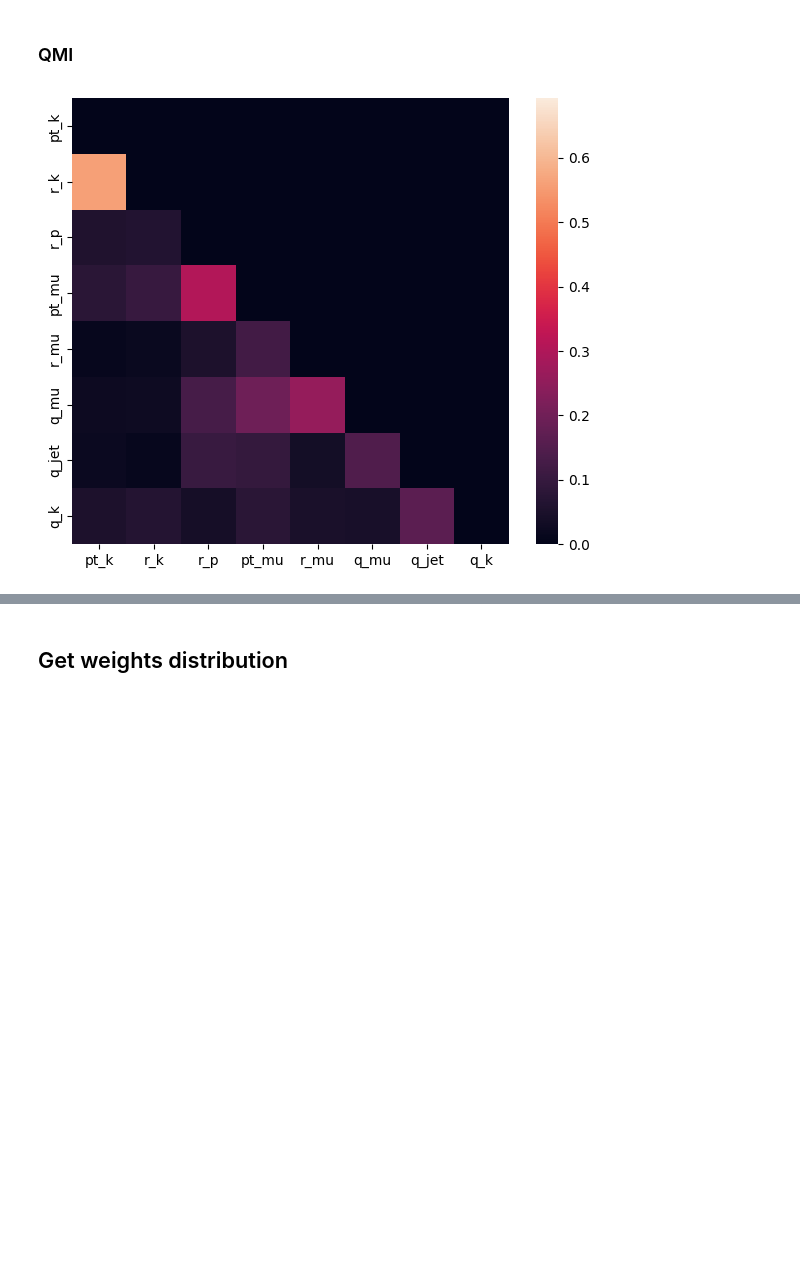
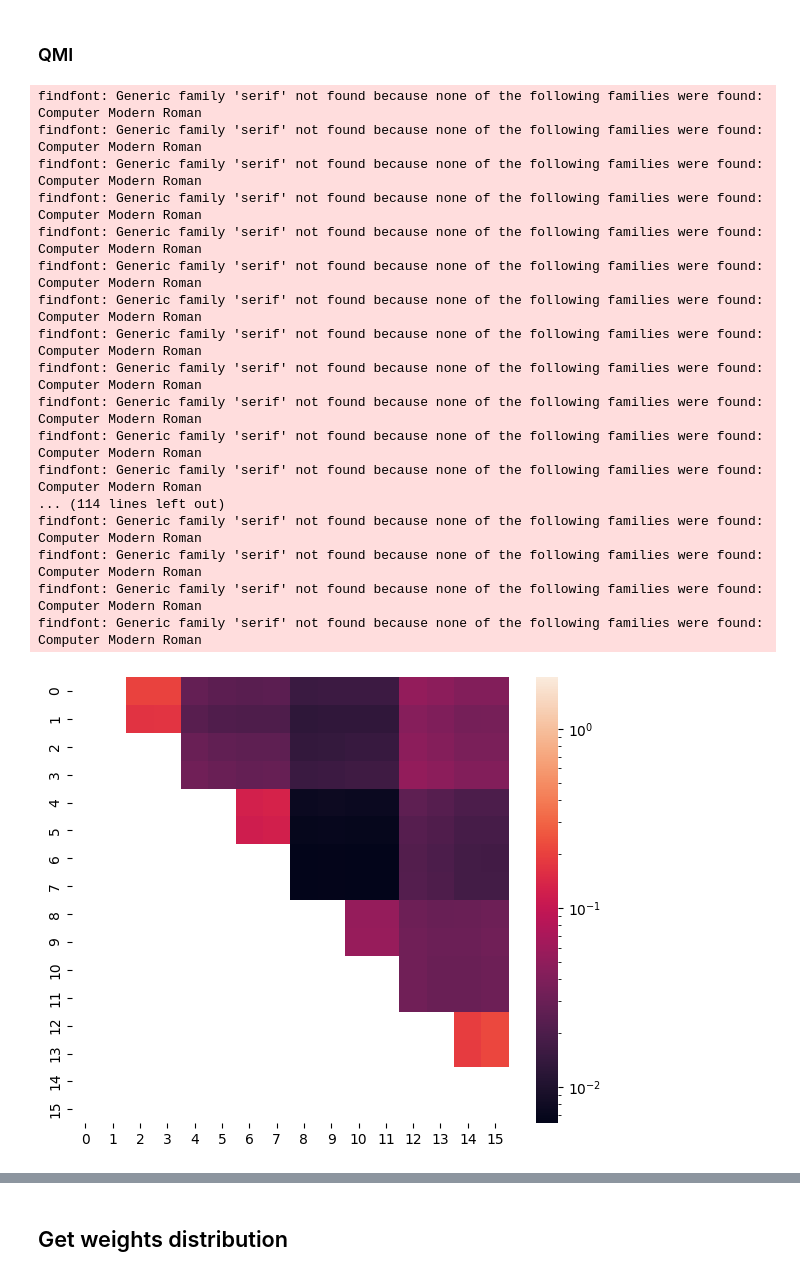
Before and after one commit to c0pp1/TTN4HEP, a Jupyter notebook: myttnlibrary.ipynb, the cells around one changed output, grey strips where cells are left out. Cells and saved outputs as stored; diff of their text form; code cells hidden in the pictures; blank space fills up the shorter version.

```diff
--- a/myttnlibrary.ipynb
+++ b/myttnlibrary.ipynb
@@ -771,17 +812,36 @@ np.save(MODEL_DIR + f'/features_entropy_{DATASET}_bd{BOND_DIM}_{MAPPING}_fold{fo
 [figure]
 # %% [markdown]
 ### QMI
+# %%
+model.canonicalize('0.0')
+model.normalize()
+qmi = model.get_features_qmi().T
+# %%
+fig, ax = plt.subplots(1, 1, figsize=(6, 5))
+sns.heatmap(qmi, xticklabels=range(model.n_features), yticklabels=range(model.n_features), ax=ax, norm=LogNorm(vmax=np.log(model.n_phys)))
+fig.tight_layout()
+# %% [output]
+findfont: Generic family 'serif' not found because none of the following families were found: Computer Modern Roman
+findfont: Generic family 'serif' not found because none of the following families were found: Computer Modern Roman
+findfont: Generic family 'serif' not found because none of the following families were found: Computer Modern Roman
+findfont: Generic family 'serif' not found because none of the following families were found: Computer Modern Roman
+findfont: Generic family 'serif' not found because none of the following families were found: Computer Modern Roman
+findfont: Generic family 'serif' not found because none of the following families were found: Computer Modern Roman
+findfont: Generic family 'serif' not found because none of the following families were found: Computer Modern Roman
+findfont: Generic family 'serif' not found because none of the following families were found: Computer Modern Roman
+findfont: Generic family 'serif' not found because none of the following families were found: Computer Modern Roman
+findfont: Generic family 'serif' not found because none of the following families were found: Computer Modern Roman
+findfont: Generic family 'serif' not found because none of the following families were found: Computer Modern Roman
+findfont: Generic family 'serif' not found because none of the following families were found: Computer Modern Roman
+... (114 lines left out)
+findfont: Generic family 'serif' not found because none of the following families were found: Computer Modern Roman
+findfont: Generic family 'serif' not found because none of the following families were found: Computer Modern Roman
+findfont: Generic family 'serif' not found because none of the following families were found: Computer Modern Roman
+findfont: Generic family 'serif' not found because none of the following families were found: Computer Modern Roman
+[figure, added]
 # %%
-model.canonicalize('0.0')
-model.normalize()
-
-fig, ax = plt.subplots(1, 1, figsize=(6, 5))
-sns.heatmap(model.get_features_qmi(), xticklabels=dataloaders.bbdata_features[PERMUTATION], yticklabels=dataloaders.bbdata_features[PERMUTATION], vmin=0, vmax=np.log(model.n_phys), ax=ax)
-fig.tight_layout()
-fig.savefig(MODEL_DIR + f'/features_qmi_{DATASET}_bd{BOND_DIM}_{MAPPING}_fold{fold}_{slurm_id}.pdf') #_{now.strftime("%Y%m%d-%H%M%S")}
-np.save(MODEL_DIR + f'/features_qmi_{DATASET}_bd{BOND_DIM}_{MAPPING}_fold{fold}_{slurm_id}.npy', model.get_features_qmi())
+fig.savefig(MODEL_DIR + f'/features_qmi_{DATASET}_bd{BOND_DIM}_{MAPPING}_' + (f'fold{fold}_{slurm_id}.pdf' if fold is not None else f'{slurm_id}.pdf')) #_{now.strftime("%Y%m%d-%H%M%S")}
+np.save(MODEL_DIR + f'/features_qmi_{DATASET}_bd{BOND_DIM}_{MAPPING}_' + (f'fold{fold}_{slurm_id}.npy' if fold is not None else f'{slurm_id}.npy'), qmi)
-# %% [output]
-[figure, removed]
 # %%
 from matplotlib import colors
 # %%
```
Also changed, not shown: parts of 17 cells of this notebook, 10 other files.
